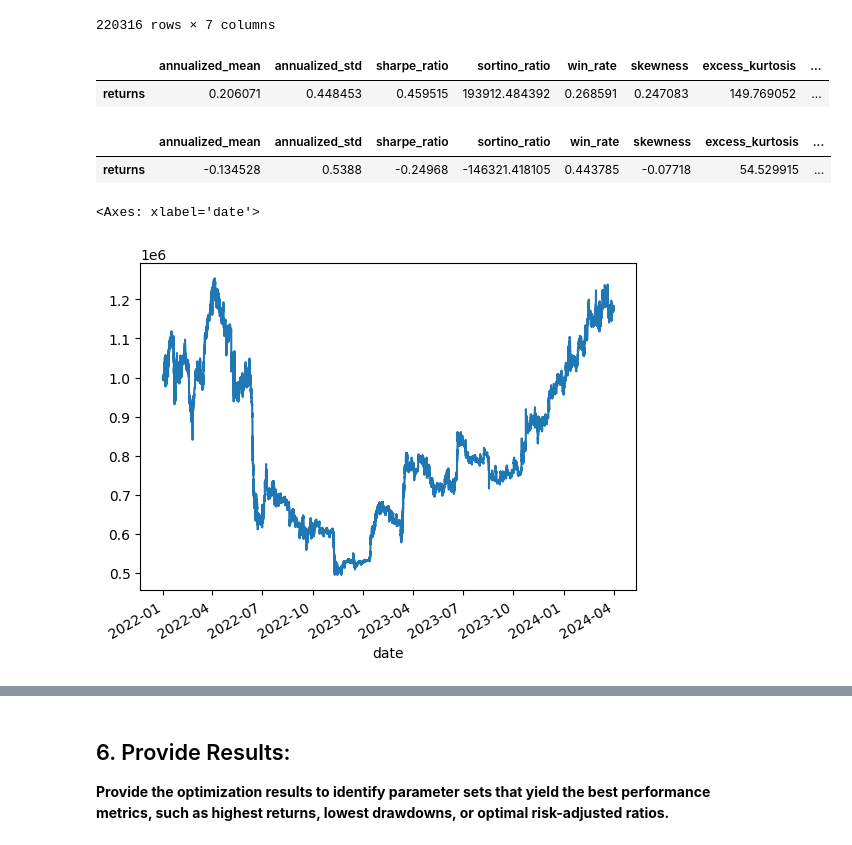
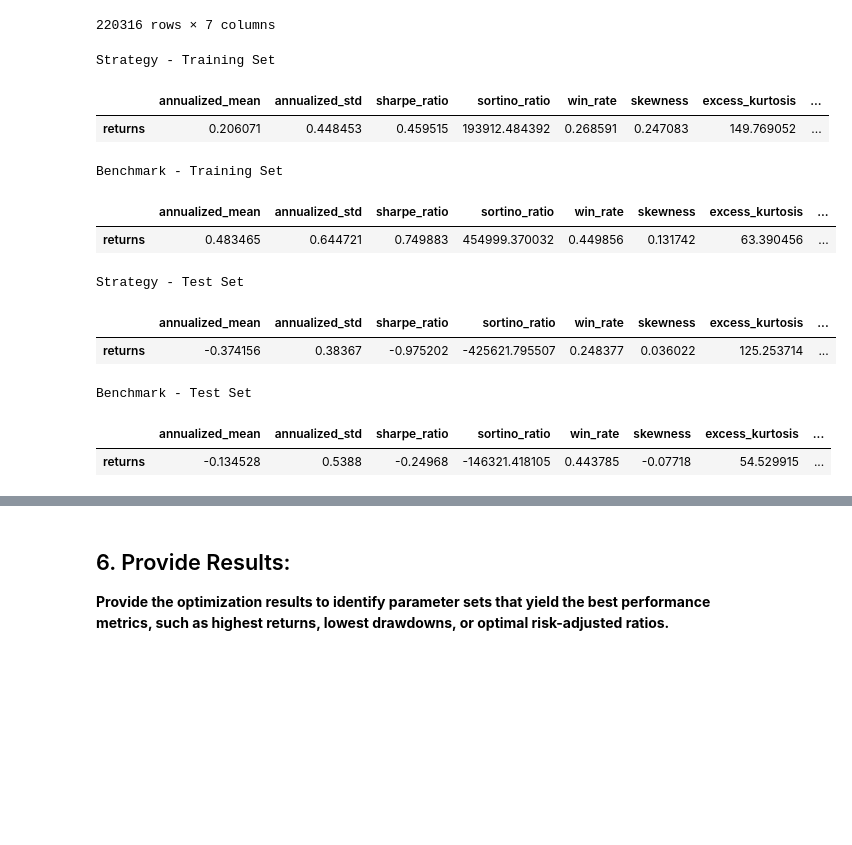
Before and after one commit to harrypandas/algo_trading_project, a Jupyter notebook: hw3/hw3_trading_strategy_hh_v2.ipynb, the cells around one changed output, grey strips where cells are left out. Saved outputs shown, nothing was run; the diff lists cells and outputs as text; code cells hidden in the pictures; blank space fills up the shorter version.

```diff
--- a/hw3/hw3_trading_strategy_hh_v2.ipynb
+++ b/hw3/hw3_trading_strategy_hh_v2.ipynb
@@ -271,15 +275,24 @@ Backtest simulation completed.
 220316 rows × 7 columns
 # %%
 adj = 60*24*365
+print("Strategy - Training Set")
 display(train_sim.calculate_metrics(adj=adj))
+print("Benchmark - Training Set")
+display(train_sim.calculate_metrics(adj=adj, benchmark=True))
+print("Strategy - Test Set")
+display(test_sim.calculate_metrics(adj=adj))
+print("Benchmark - Test Set")
 display(test_sim.calculate_metrics(adj=adj, benchmark=True))
 # %% [output]
+Strategy - Training Set
 |  | annualized_mean | annualized_std | sharpe_ratio | sortino_ratio | win_rate | skewness | excess_kurtosis | ... |
 | returns | 0.206071 | 0.448453 | 0.459515 | 193912.484392 | 0.268591 | 0.247083 | 149.769052 | ... |
+Benchmark - Training Set
 |  | annualized_mean | annualized_std | sharpe_ratio | sortino_ratio | win_rate | skewness | excess_kurtosis | ... |
-| returns | -0.134528 | 0.5388 | -0.24968 | -146321.418105 | 0.443785 | -0.07718 | 54.529915 | ... |
+| returns | 0.483465 | 0.644721 | 0.749883 | 454999.370032 | 0.449856 | 0.131742 | 63.390456 | ... |
+Strategy - Test Set
+|  | annualized_mean | annualized_std | sharpe_ratio | sortino_ratio | win_rate | skewness | excess_kurtosis | ... |
+| returns | -0.374156 | 0.38367 | -0.975202 | -425621.795507 | 0.248377 | 0.036022 | 125.253714 | ... |
+Benchmark - Test Set
+|  | annualized_mean | annualized_std | sharpe_ratio | sortino_ratio | win_rate | skewness | excess_kurtosis | ... |
+| returns | -0.134528 | 0.5388 | -0.24968 | -146321.418105 | 0.443785 | -0.07718 | 54.529915 | ... |
-# %%
-train_sim.portfolio.portfolio_values.plot()
-# %% [output]
-<Axes: xlabel='date'>
-[figure, removed]
```
Also changed, not shown: parts of 7 cells of this notebook.
